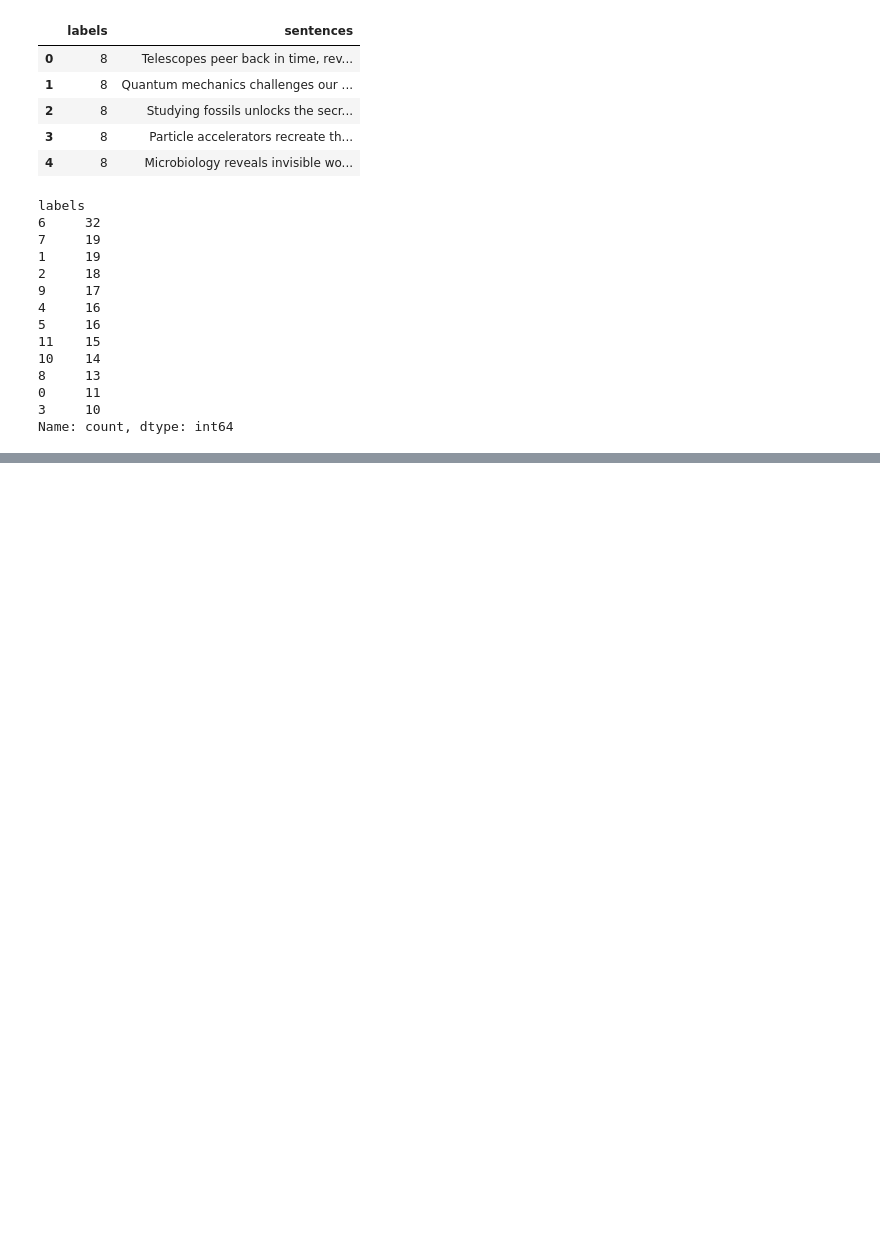
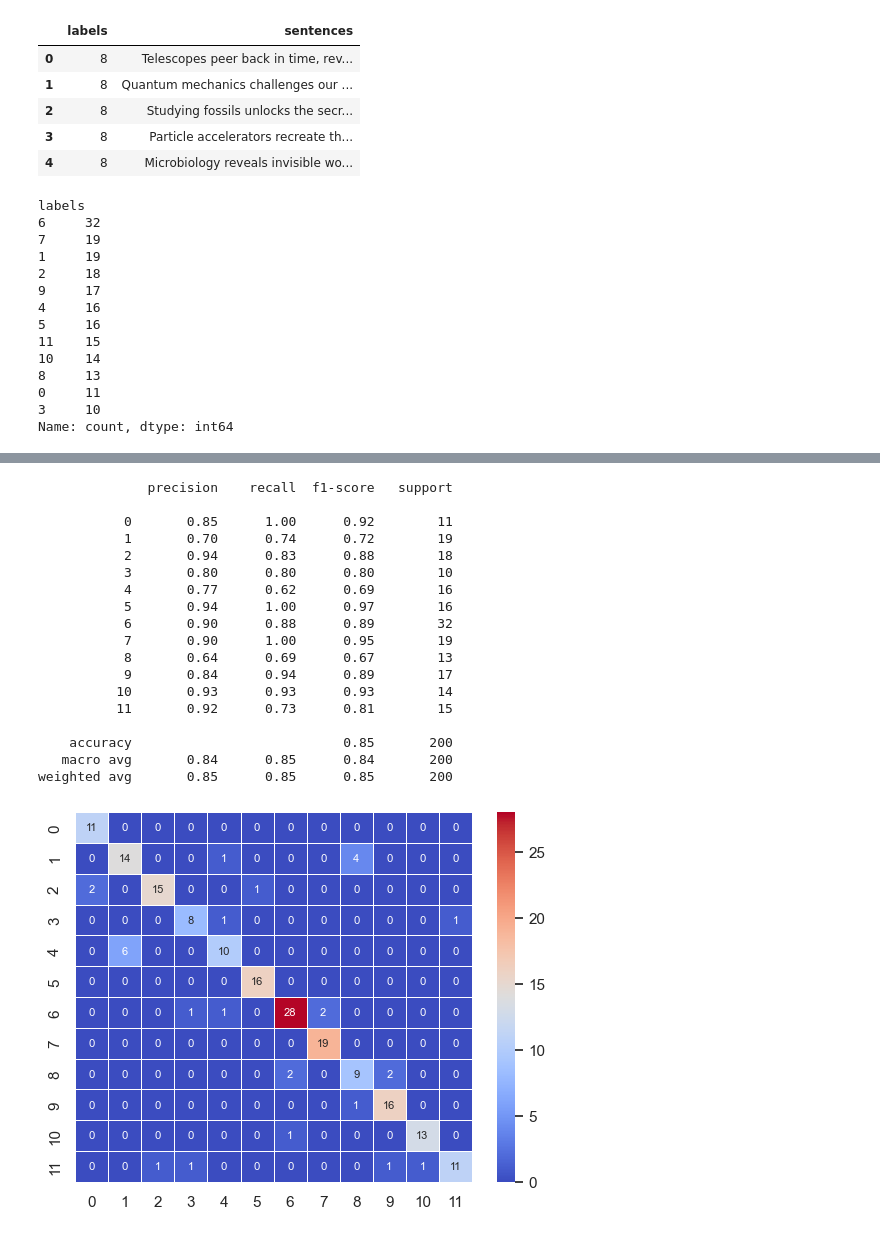
Before and after one commit to baptlem/sentence_classification, a Jupyter notebook: matthias_notebook.ipynb, the cells around one changed output, grey strips where cells are left out. Saved outputs shown, nothing was run; the diff lists cells and outputs as text; code cells hidden in the pictures; blank space fills up the shorter version.

```diff
--- a/matthias_notebook.ipynb
+++ b/matthias_notebook.ipynb
@@ -966,0 +297,26 @@ plt.show()
+# %%
+from clean_code.utilities import  load_prediction,evaluation
+
+pred = load_prediction("lol2")
+# pred = pd.read_csv("results/test.csv")
+evaluation([pred],df_test)
+# %% [output]
+              precision    recall  f1-score   support
+
+           0       0.85      1.00      0.92        11
+           1       0.70      0.74      0.72        19
+           2       0.94      0.83      0.88        18
+           3       0.80      0.80      0.80        10
+           4       0.77      0.62      0.69        16
+           5       0.94      1.00      0.97        16
+           6       0.90      0.88      0.89        32
+           7       0.90      1.00      0.95        19
+           8       0.64      0.69      0.67        13
+           9       0.84      0.94      0.89        17
+          10       0.93      0.93      0.93        14
+          11       0.92      0.73      0.81        15
+
+    accuracy                           0.85       200
+   macro avg       0.84      0.85      0.84       200
+weighted avg       0.85      0.85      0.85       200
+[figure, added]
```
Also changed, not shown: parts of 87 cells of this notebook, 15 other files.
